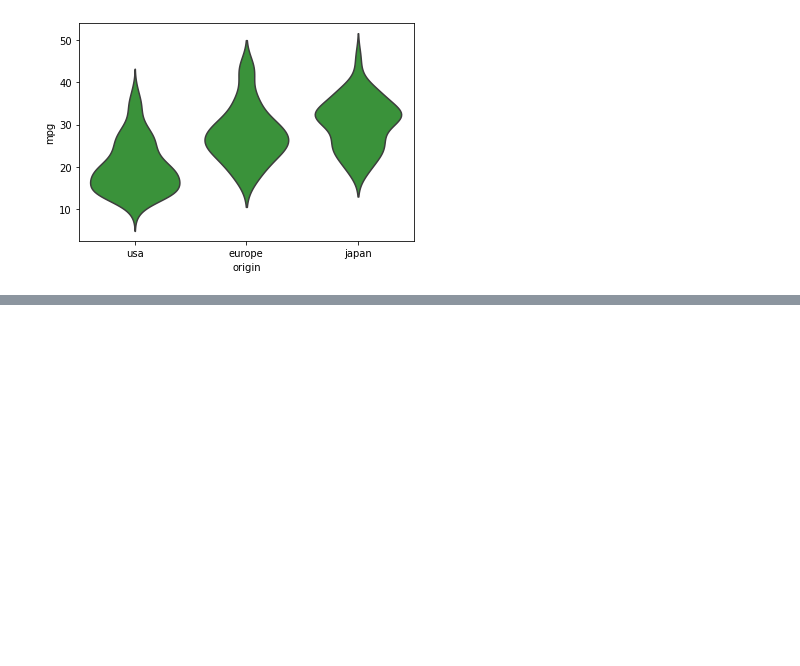
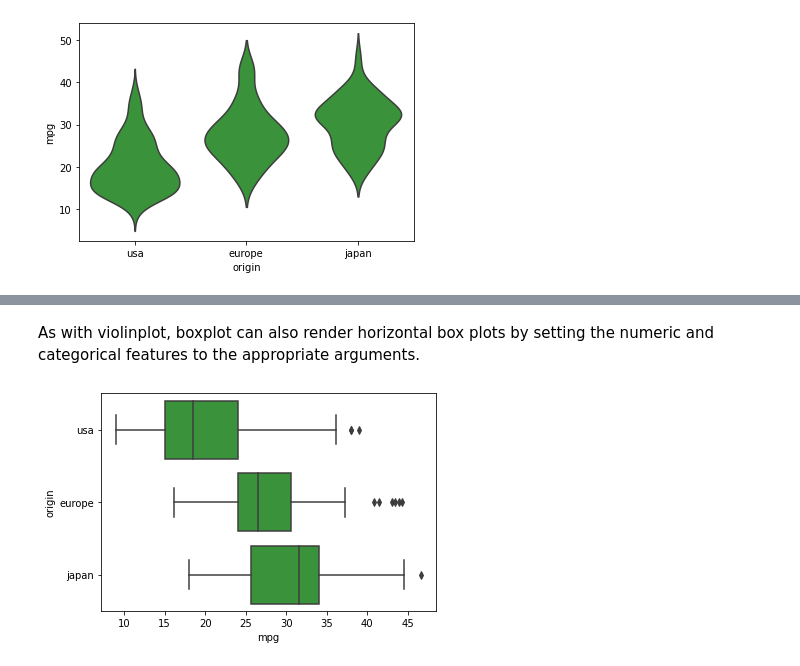
Before and after one commit to Ashes814/Udacity_Notes_Part12_Data_Visualizations, a Jupyter notebook: Lesson04_Bivariate_Exploration_of_Data/P12_L04_Notes.ipynb, the cells around one changed output, grey strips where cells are left out. Drawn from its saved outputs; the diff is of its cells as text; code cells hidden in the pictures; blank space fills up the shorter version.

```diff
--- a/Lesson04_Bivariate_Exploration_of_Data/P12_L04_Notes.ipynb
+++ b/Lesson04_Bivariate_Exploration_of_Data/P12_L04_Notes.ipynb
@@ -166,0 +212,7 @@ sns.violinplot(data=fuel_econ, x='origin', y='mpg',
+# %% [markdown]
+As with violinplot, boxplot can also render horizontal box plots by setting the numeric and categorical features to the appropriate arguments.
+# %%
+sns.boxplot(data=fuel_econ, y='origin', x='mpg',
+               color=base_color);
+# %% [output]
+[figure, added]
```
Also changed, not shown: parts of 19 cells of this notebook, 1 other file.
